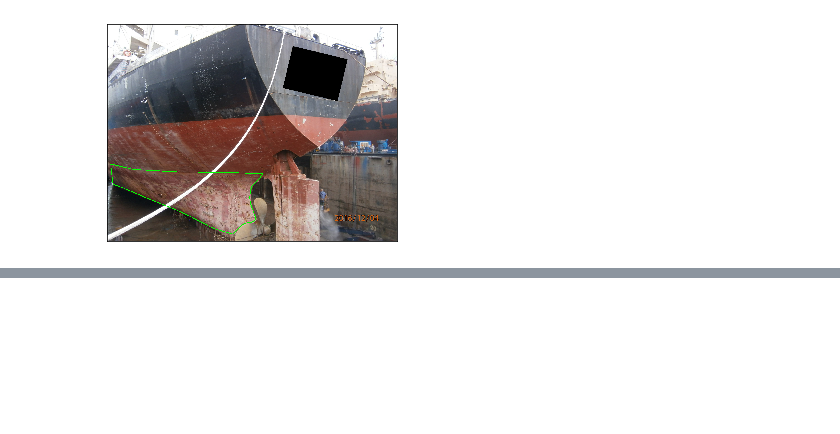
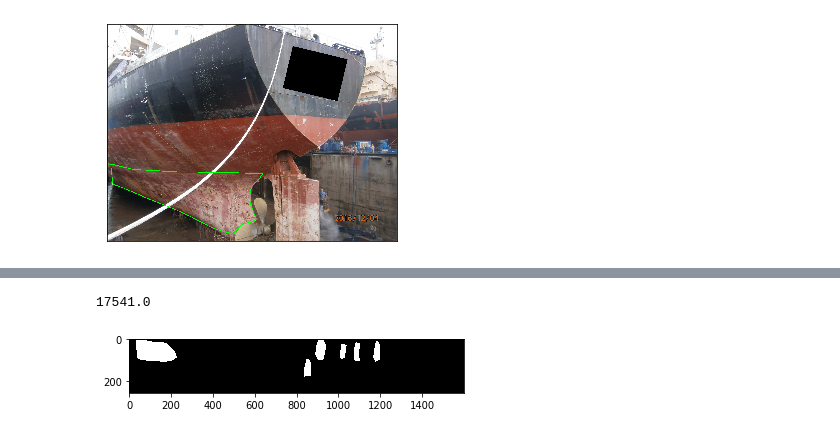
Before and after one commit to liyu10000/PPG, a Jupyter notebook: python/check_label.ipynb, the cells around one changed output, grey strips where cells are left out. Saved outputs shown, nothing was run; the diff lists cells and outputs as text; code cells hidden in the pictures; blank space fills up the shorter version.

```diff
--- a/preprocess/check_label.ipynb
+++ b/python/check_label.ipynb
@@ -31,0 +36,29 @@ plt.show()
+# %%
+def make_mask(row_id, df):
+    '''Given a row index, return image_id and mask (256, 1600, 4) from the dataframe `df`'''
+    fname = df.iloc[row_id].name
+    labels = df.iloc[row_id][:4]
+    masks = np.zeros((256, 1600, 4), dtype=np.float32) # float32 is V.Imp
+    # 4:class 1～4 (ch:0～3)
+
+    for idx, label in enumerate(labels.values):
+        if label is not np.nan:
+            label = label.split(" ")
+            positions = map(int, label[0::2])
+            length = map(int, label[1::2])
+            mask = np.zeros(256 * 1600, dtype=np.uint8)
+            for pos, le in zip(positions, length):
+                mask[pos:(pos + le)] = 1
+            masks[:, :, idx] = mask.reshape(256, 1600, order='F')
+    return fname, masks
+# %%
+row_id = 5
+df = pd.read_csv("../data/severstal-steel-defect-detection/train.csv")
+# https://www.kaggle.com/amanooo/defect-detection-starter-u-net
+df['ClassId'] = df['ClassId'].astype(int)
+df = df.pivot(index='ImageId',columns='ClassId',values='EncodedPixels')
+df['defects'] = df.count(axis=1)
+
+fname, masks = make_mask(row_id, df)
+print(fname)
+print(masks.shape)
@@ -31,0 +83,10 @@ plt.show()
+# %%
+np.sum(masks[:, :, 3])
+# %% [output]
+17541.0
+# %%
+# values of 0.0s and 1.0s
+plt.imshow(masks[:, :, 2], "gray")
+plt.show()
+# %% [output]
+[figure, added]
```
Also changed, not shown: parts of 4 cells of this notebook, 1 other file.
